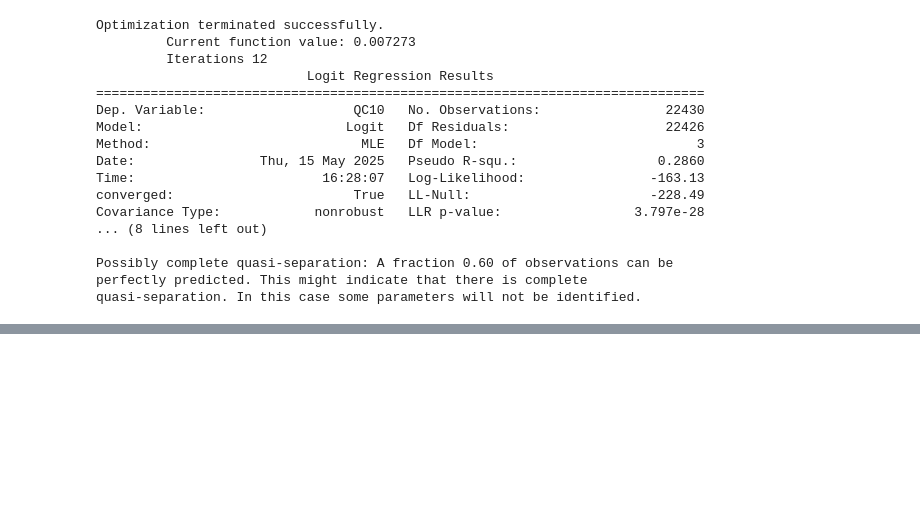
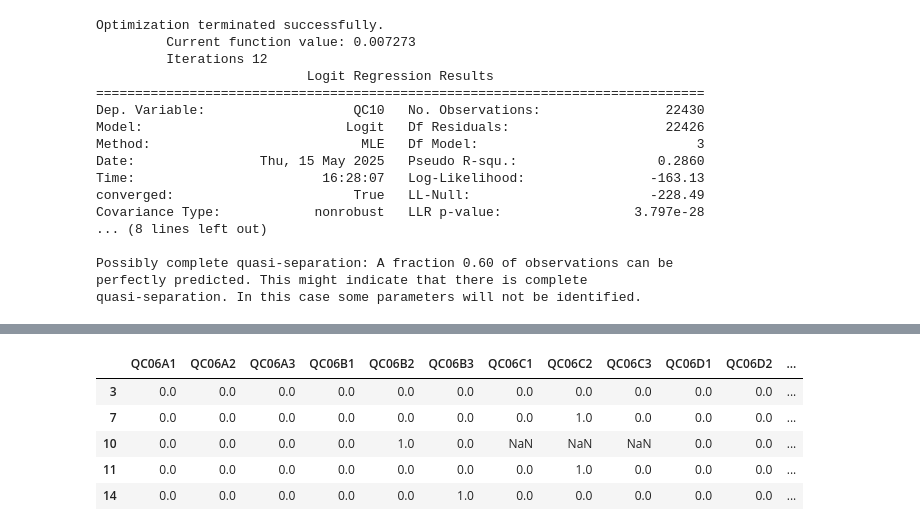
Before and after one commit to NathENSAE/Statapp, a Jupyter notebook: analyze.ipynb, the cells around one changed output, grey strips where cells are left out. Saved outputs shown, nothing was run; the diff lists cells and outputs as text; code cells hidden in the pictures; blank space fills up the shorter version.

```diff
--- a/analyze.ipynb
+++ b/analyze.ipynb
@@ -745,0 +966,26 @@ quasi-separation. In this case some parameters will not be identified.
+# %%
+# Liste des colonnes à sélectionner
+colonnes_selectionnees = [
+    "QC06A1", "QC06A2", "QC06A3",
+    "QC06B1", "QC06B2", "QC06B3",
+    "QC06C1", "QC06C2", "QC06C3",
+    "QC06D1", "QC06D2", "QC06D3",
+    "QC06E1", "QC06E2", "QC06E3",
+    "QC06F1", "QC06F2", "QC06F3"
+]
+
+# Sélectionner les colonnes et retirer les non-réponses
+df_selectionne = df[colonnes_selectionnees].dropna(how='all')
+
+# Appliquer la transformation
+df_selectionne = df_selectionne.replace({1: 0, 2: 1})
+
+# Afficher les premières lignes pour vérifier
+df_selectionne.head()
+# %% [output]
+|  | QC06A1 | QC06A2 | QC06A3 | QC06B1 | QC06B2 | QC06B3 | QC06C1 | QC06C2 | QC06C3 | QC06D1 | QC06D2 | ... |
+| 3 | 0.0 | 0.0 | 0.0 | 0.0 | 0.0 | 0.0 | 0.0 | 0.0 | 0.0 | 0.0 | 0.0 | ... |
+| 7 | 0.0 | 0.0 | 0.0 | 0.0 | 0.0 | 0.0 | 0.0 | 1.0 | 0.0 | 0.0 | 0.0 | ... |
+| 10 | 0.0 | 0.0 | 0.0 | 0.0 | 1.0 | 0.0 | NaN | NaN | NaN | 0.0 | 0.0 | ... |
+| 11 | 0.0 | 0.0 | 0.0 | 0.0 | 0.0 | 0.0 | 0.0 | 1.0 | 0.0 | 0.0 | 0.0 | ... |
+| 14 | 0.0 | 0.0 | 0.0 | 0.0 | 0.0 | 1.0 | 0.0 | 0.0 | 0.0 | 0.0 | 0.0 | ... |
```
Also changed, not shown: parts of 20 cells of this notebook.
